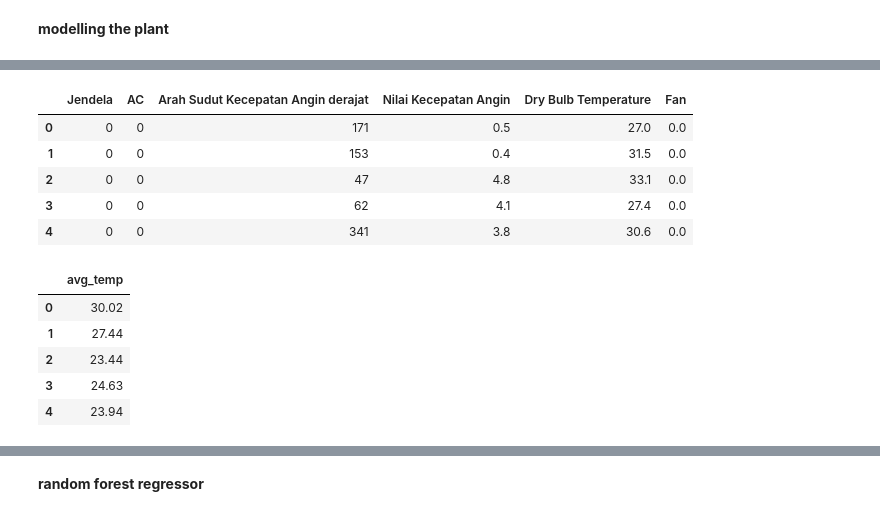
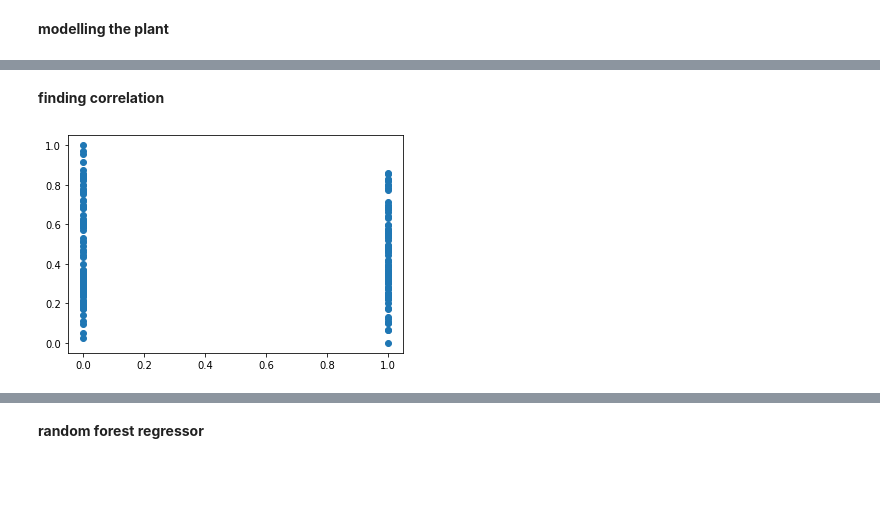
Before and after one commit to yfhkucing/RandomForestBMS, a Jupyter notebook: model_plant_noACH.ipynb, the cells around one changed output, grey strips where cells are left out. Saved outputs shown, nothing was run; the diff lists cells and outputs as text; code cells hidden in the pictures; blank space fills up the shorter version.

```diff
--- a/model_plant_noACH.ipynb
+++ b/model_plant_noACH.ipynb
@@ -56,8 +56,8 @@ for i in feature:
 [figure]
 # %%
 #one hot encoding
-df2 = pd.get_dummies(df['Fan'])
-df = df.join(df2)
-df.pop('Fan')
-df.rename(columns={0: 'Fan 0', 0.33: 'Fan 0.33',0.67:'Fan 0.67',1.00:'Fan 1'}, inplace=True)
-df.head()
+#df2 = pd.get_dummies(df['Fan'])
+#df = df.join(df2)
+#df.pop('Fan')
+#df.rename(columns={0: 'Fan 0', 0.33: 'Fan 0.33',0.67:'Fan 0.67',1.00:'Fan 1'}, inplace=True)
+#df.head()
@@ -108,28 +101,23 @@ g=sns.heatmap(normalized_df[top_corr_features].corr(),annot=True,cmap="RdYlGn")
 - model plant =
 ![image.png](embedded-picture-1)
 # %%
-y = df.drop(['Jendela','AC',
+y = normalized_df.drop(['Jendela','AC',
              'Arah Sudut Kecepatan Angin derajat',
              'Nilai Kecepatan Angin',
              'Dry Bulb Temperature',
              'Fan'	],axis=1)
 
-x = df.drop(['avg_temp'],axis=1)
+x = normalized_df.drop(['avg_temp'],axis=1)
 # %%
 x.head()
-# %% [output]
-|  | Jendela | AC | Arah Sudut Kecepatan Angin derajat | Nilai Kecepatan Angin | Dry Bulb Temperature | Fan |
-| 0 | 0 | 0 | 171 | 0.5 | 27.0 | 0.0 |
-| 1 | 0 | 0 | 153 | 0.4 | 31.5 | 0.0 |
-| 2 | 0 | 0 | 47 | 4.8 | 33.1 | 0.0 |
-| 3 | 0 | 0 | 62 | 4.1 | 27.4 | 0.0 |
-| 4 | 0 | 0 | 341 | 3.8 | 30.6 | 0.0 |
 # %%
 y.head()
-# %% [output]
-|  | avg_temp |
-| 0 | 30.02 |
-| 1 | 27.44 |
-| 2 | 23.44 |
-| 3 | 24.63 |
-| 4 | 23.94 |
+# %% [markdown]
+**finding correlation**
+# %%
+#jendela vs avg_temp
+import matplotlib.pyplot as plt
+plt.scatter(x['Jendela'],y)
+plt.show()
+# %% [output]
+[figure, added]
```
Also changed, not shown: parts of 9 cells of this notebook.
